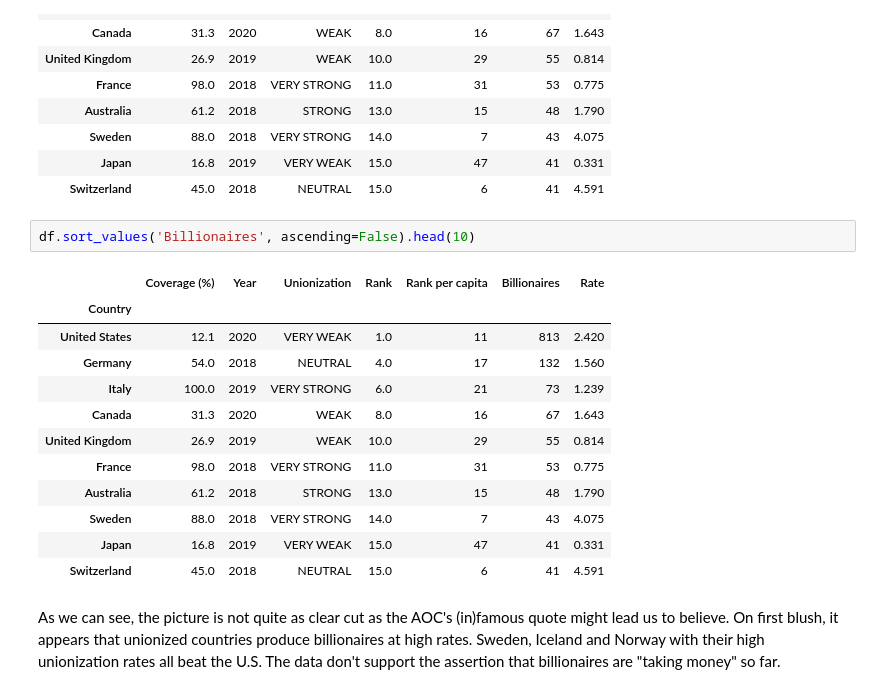
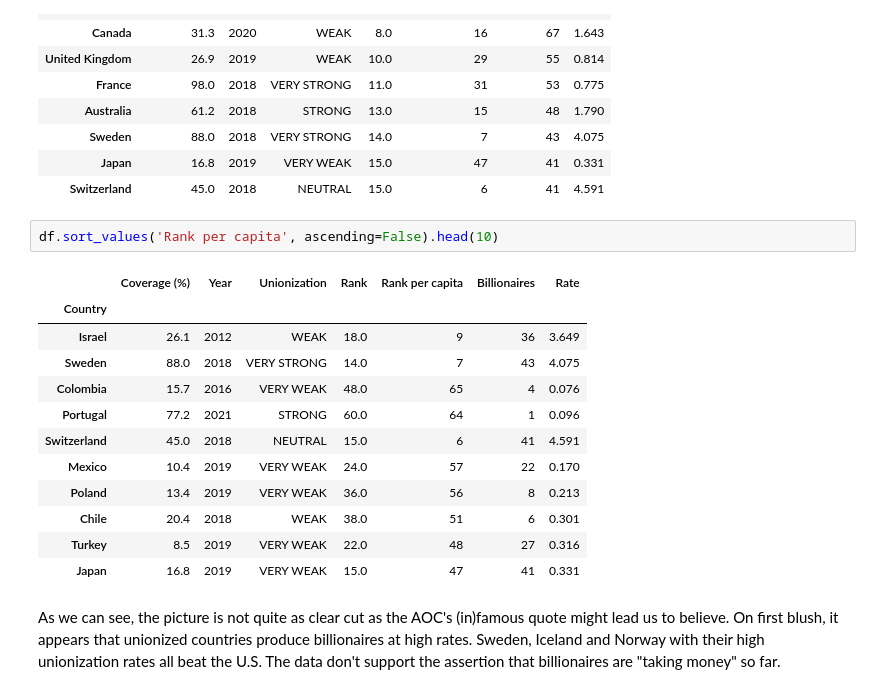
Before and after one commit to rbarrimond/jupyter-notebooks, a Jupyter notebook: billionaires.ipynb, the cells around one changed output. Cells and saved outputs as stored; diff of their text form.

Commit message:
Update billionaire data with new entries and adjust sorting criteria for analysis

```diff
--- a/billionaires.ipynb
+++ b/billionaires.ipynb
@@ -226,20 +226,20 @@ df.sort_values('Billionaires', ascending=False).head(10)
 | Japan | 16.8 | 2019 | VERY WEAK | 15.0 | 47 | 41 | 0.331 |
 | Switzerland | 45.0 | 2018 | NEUTRAL | 15.0 | 6 | 41 | 4.591 |
 # %%
-df.sort_values('Billionaires', ascending=False).head(10)
+df.sort_values('Rank per capita', ascending=False).head(10)
 # %% [output]
 |  | Coverage (%) | Year | Unionization | Rank | Rank per capita | Billionaires | Rate |
 | Country |  |  |  |  |  |  |  |
-| United States | 12.1 | 2020 | VERY WEAK | 1.0 | 11 | 813 | 2.420 |
-| Germany | 54.0 | 2018 | NEUTRAL | 4.0 | 17 | 132 | 1.560 |
-| Italy | 100.0 | 2019 | VERY STRONG | 6.0 | 21 | 73 | 1.239 |
-| Canada | 31.3 | 2020 | WEAK | 8.0 | 16 | 67 | 1.643 |
-| United Kingdom | 26.9 | 2019 | WEAK | 10.0 | 29 | 55 | 0.814 |
-| France | 98.0 | 2018 | VERY STRONG | 11.0 | 31 | 53 | 0.775 |
-| Australia | 61.2 | 2018 | STRONG | 13.0 | 15 | 48 | 1.790 |
+| Israel | 26.1 | 2012 | WEAK | 18.0 | 9 | 36 | 3.649 |
 | Sweden | 88.0 | 2018 | VERY STRONG | 14.0 | 7 | 43 | 4.075 |
+| Colombia | 15.7 | 2016 | VERY WEAK | 48.0 | 65 | 4 | 0.076 |
+| Portugal | 77.2 | 2021 | STRONG | 60.0 | 64 | 1 | 0.096 |
+| Switzerland | 45.0 | 2018 | NEUTRAL | 15.0 | 6 | 41 | 4.591 |
+| Mexico | 10.4 | 2019 | VERY WEAK | 24.0 | 57 | 22 | 0.170 |
+| Poland | 13.4 | 2019 | VERY WEAK | 36.0 | 56 | 8 | 0.213 |
+| Chile | 20.4 | 2018 | WEAK | 38.0 | 51 | 6 | 0.301 |
+| Turkey | 8.5 | 2019 | VERY WEAK | 22.0 | 48 | 27 | 0.316 |
 | Japan | 16.8 | 2019 | VERY WEAK | 15.0 | 47 | 41 | 0.331 |
-| Switzerland | 45.0 | 2018 | NEUTRAL | 15.0 | 6 | 41 | 4.591 |
 # %% [markdown]
 As we can see, the picture is not quite as clear cut as the AOC's (in)famous quote might lead us to believe. On first blush, it appears that unionized countries produce billionaires at high rates. Sweden, Iceland and Norway with their high unionization rates all beat the U.S. The data don't support the assertion that billionaires are "taking money" so far.
 # %% [markdown]
```
